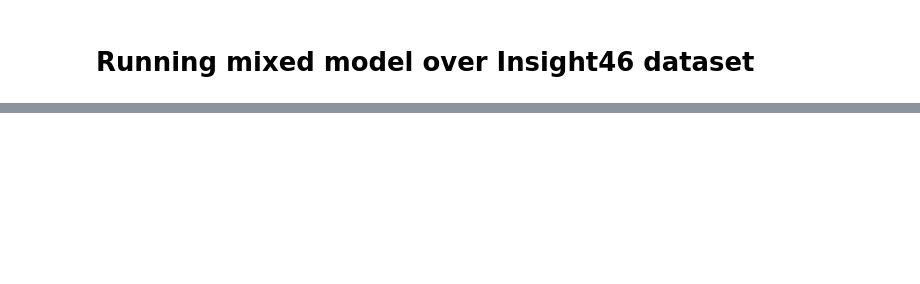
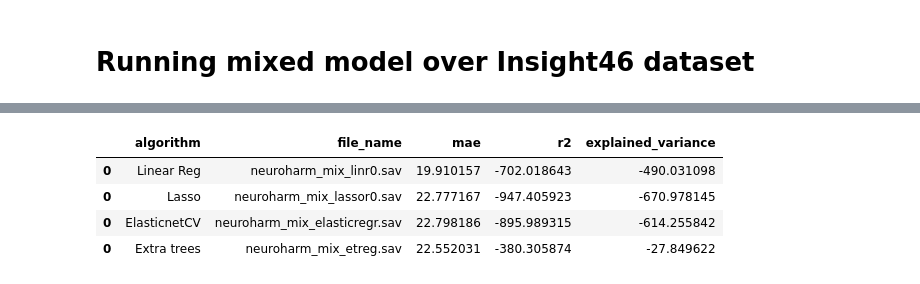
Before and after one commit to brainspinner/cvasl, a Jupyter notebook: extended_harm_paper/ml_experiment3g-plus.ipynb, the cells around one changed output, grey strips where cells are left out. Cells and saved outputs as stored; diff of their text form; code cells hidden in the pictures; blank space fills up the shorter version.

```diff
--- a/extended_harm_paper/ml_experiment3g-plus.ipynb
+++ b/extended_harm_paper/ml_experiment3g-plus.ipynb
@@ -516,8 +913,14 @@ y_frame_etreg_insight.to_csv('y_frame_etreg_insight_neuro_harm.csv')
 # %%
-mix_based_neuroharmonized_on_insight =pd.concat([linr_results_insight,
+mix_based_combatplusplus_on_insight =pd.concat([linr_results_insight,
                    llreg_results_insight,
                    eregr_results_insight,
                    etreg_results_insight],
                   axis=0)
-mix_based_neuroharmonized_on_insight
+mix_based_combatplusplus_on_insight
+# %% [output]
+|  | algorithm | file_name | mae | r2 | explained_variance |
+| 0 | Linear Reg | neuroharm_mix_linr0.sav | 19.910157 | -702.018643 | -490.031098 |
+| 0 | Lasso | neuroharm_mix_lassor0.sav | 22.777167 | -947.405923 | -670.978145 |
+| 0 | ElasticnetCV | neuroharm_mix_elasticregr.sav | 22.798186 | -895.989315 | -614.255842 |
+| 0 | Extra trees | neuroharm_mix_etreg.sav | 22.552031 | -380.305874 | -27.849622 |
 # %%
```
Also changed, not shown: parts of 90 cells of this notebook, 5 other files.
